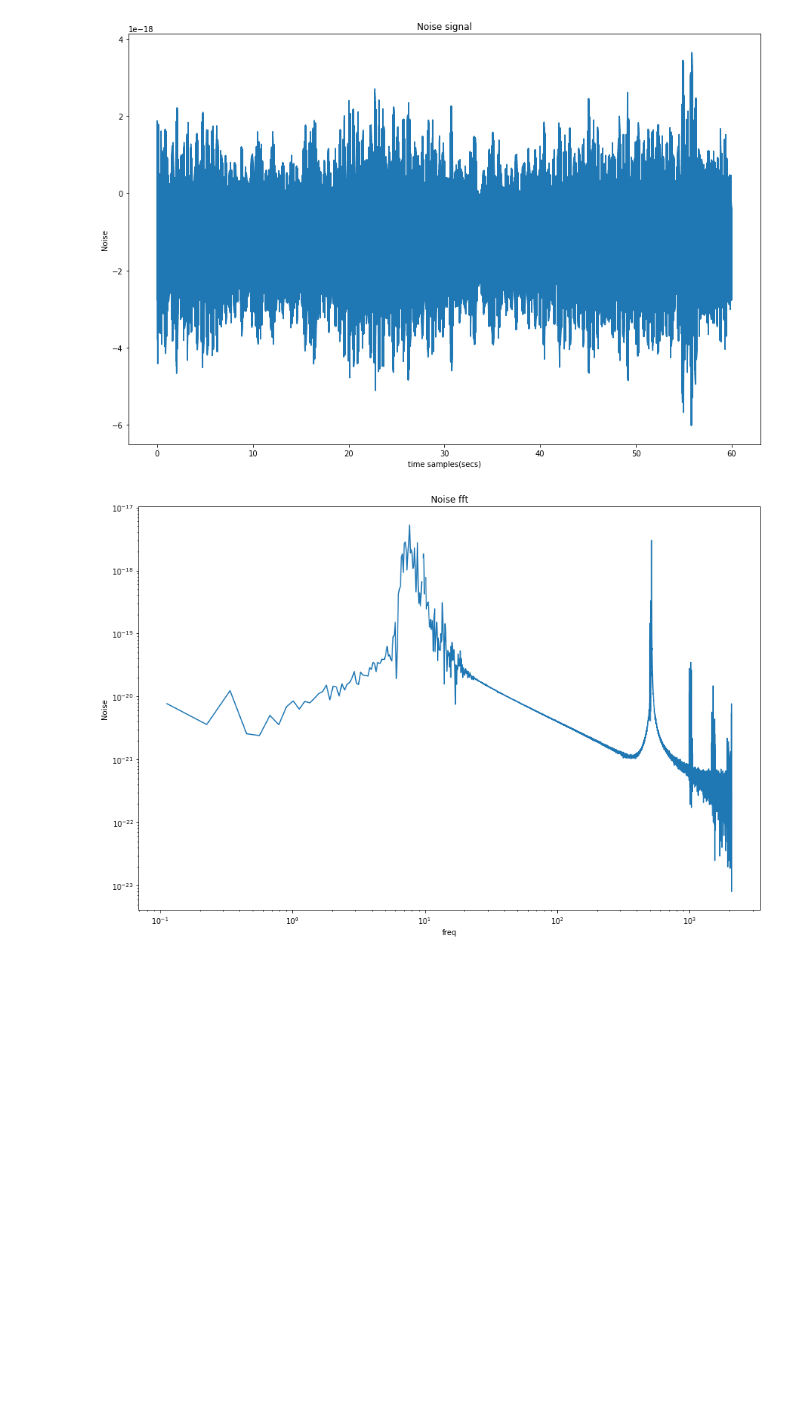
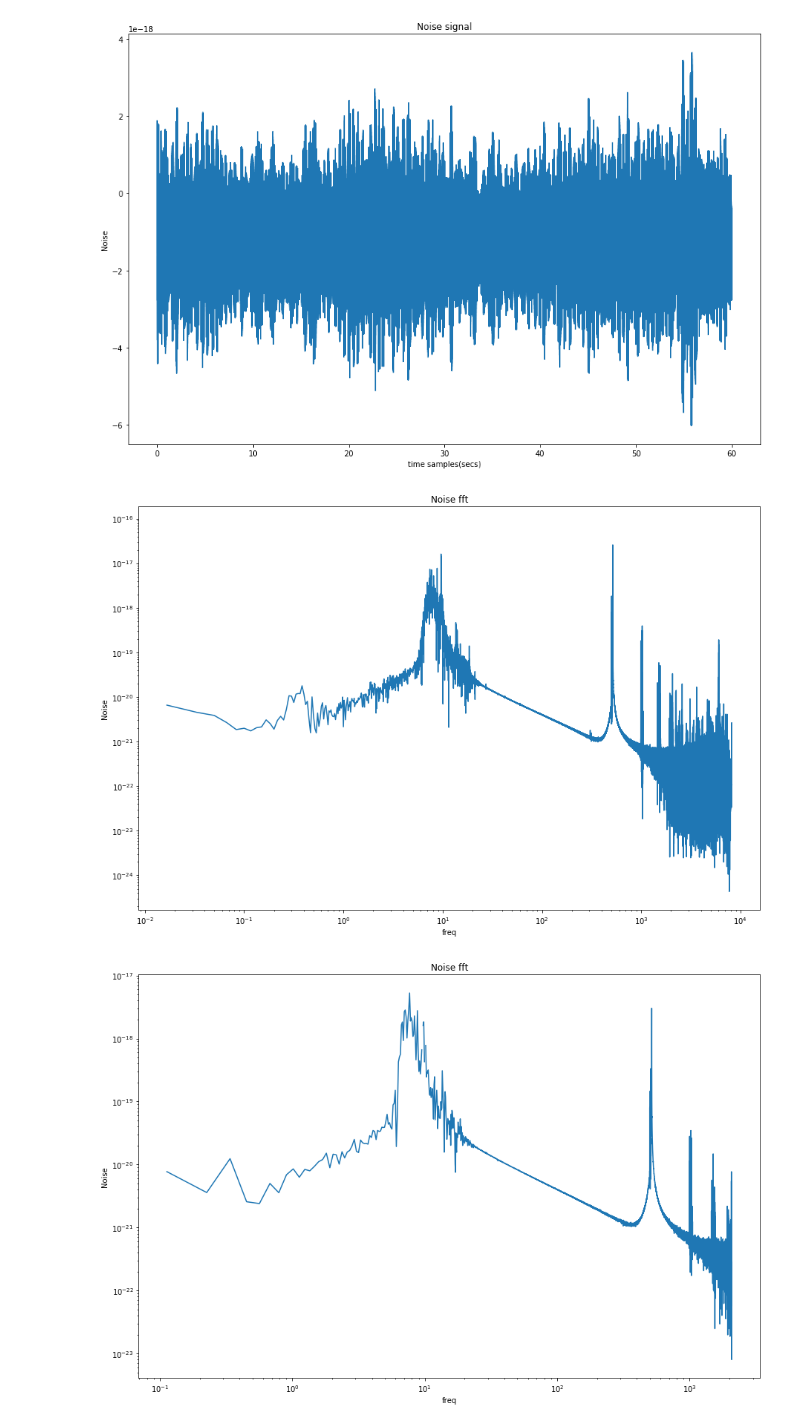
Before and after one commit to Abhinav-Rijal/Project, a Jupyter notebook: GW_wave plot.ipynb, the cells around one changed output. Saved outputs shown, nothing was run; the diff lists cells and outputs as text; code cells hidden in the pictures; blank space fills up the shorter version.

```diff
--- a/GW_wave plot.ipynb
+++ b/GW_wave plot.ipynb
@@ -490,3 +486,18 @@ time_arr=np.array(samples)
+# %%
+noise1=np.array(noise)
+time_arr=np.array(samples)
+noise_transformed=fftpack.fft(noise1)
+fasd=fftpack.fftfreq(len(time_arr),1/16384) #sample spacing of noise signals in secs=1/16384
+asd=abs(noise_transformed)
+asd=asd/16384
+plt.figure(figsize = [15,10])
+plt.title('Noise fft')
+plt.loglog(fasd,asd)
+plt.xlabel('freq')
+plt.ylabel('Noise')
+plt.show()
+# %% [output]
+[figure, added]
 # %%
 #For M10 signal
 noise_transformed=fftpack.fft(noise1)
```
Also changed, not shown: parts of 35 cells of this notebook.
